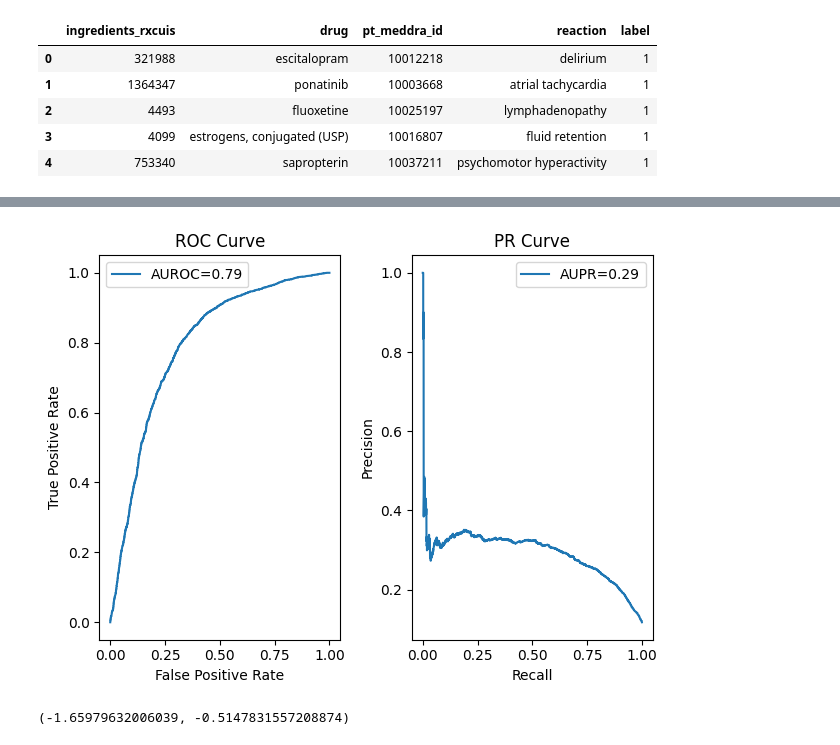
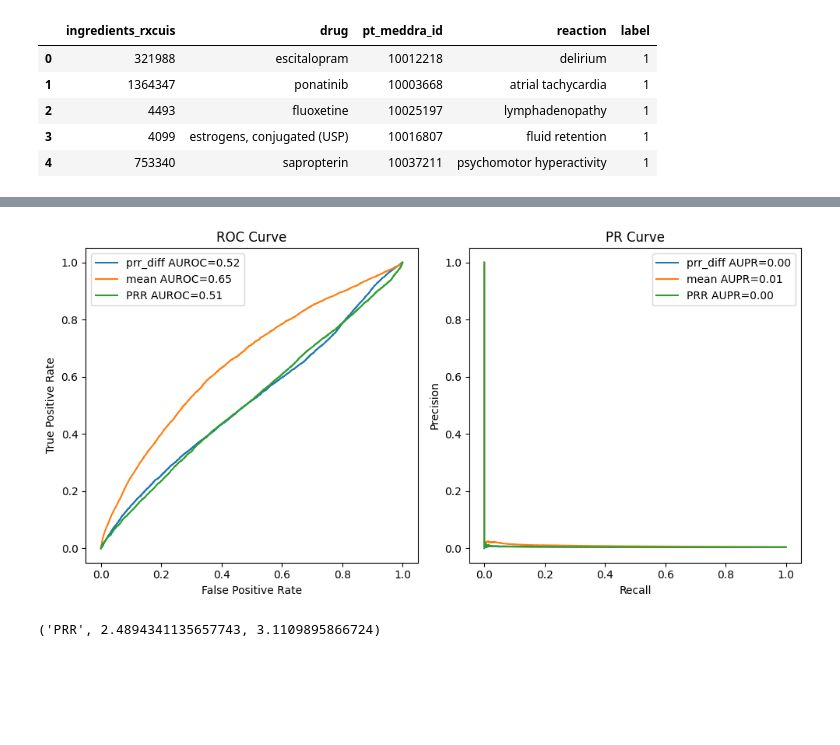
Before and after one commit to tatonetti-lab/offsides, a Jupyter notebook: notebooks/evaluate_performance_confounding.ipynb, the cells around one changed output, grey strips where cells are left out. Cells and saved outputs as stored; diff of their text form; code cells hidden in the pictures; blank space fills up the shorter version.

```diff
--- a/notebooks/evaluate_performance_confounding.ipynb
+++ b/notebooks/evaluate_performance_confounding.ipynb
@@ -92,31 +98,39 @@ merged.label.sum(), len(merged.label)
 # %%
 col = 'prr_diff'
 
-auroc = metrics.roc_auc_score(merged['label'], merged[col])
-aupr = metrics.average_precision_score(merged['label'], merged[col])
-fpr, tpr, thresholds = metrics.roc_curve(merged['label'], merged[col], pos_label=1)
+plt.figure(figsize=(10,5))
+
+for col in ('prr_diff', 'mean', 'PRR'):
+    auroc = metrics.roc_auc_score(merged['label'], merged[col])
+    aupr = metrics.average_precision_score(merged['label'], merged[col])
+    fpr, tpr, thresholds = metrics.roc_curve(merged['label'], merged[col], pos_label=1)
+
+    plt.subplot(1,2,1)
+    plt.plot(fpr, tpr, label=f"{col} AUROC={auroc:.2f}")
+
+    pr, re, th = metrics.precision_recall_curve(merged['label'], merged[col])
+    plt.subplot(1,2,2)
+    plt.plot(re, pr, label=f"{col} AUPR={aupr:.2f}")
+
 plt.subplot(1,2,1)
-plt.plot(fpr, tpr, label=f"AUROC={auroc:.2f}")
 plt.title('ROC Curve')
 plt.xlabel('False Positive Rate')
 plt.ylabel('True Positive Rate')
 plt.legend()
 
-pr, re, th = metrics.precision_recall_curve(merged['label'], merged[col])
 plt.subplot(1,2,2)
-plt.plot(re, pr, label=f"AUPR={aupr:.2f}")
 plt.title('PR Curve')
 plt.xlabel('Recall')
 plt.ylabel('Precision')
+plt.legend()
 
-plt.legend()
 plt.tight_layout()
-plt.savefig(f'../results/{start_year}-{end_year}/performance_roc_pr_curves.pdf')
+plt.savefig(f'../results/{start_year}-{end_year}/confounding_performance_roc_pr_curves.pdf')
 # %% [output]
-[figure, old version]
+[figure, new version]
 # %%
 neg = merged[col][merged['label']==0]
 pos = merged[col][merged['label']==1]
-neg.mean(), pos.mean()
+col, neg.mean(), pos.mean()
 # %% [output]
-(-1.65979632006039, -0.5147831557208874)
+('PRR', 2.4894341135657743, 3.1109895866724)
```
Also changed, not shown: parts of 8 cells of this notebook, 8 other files.
